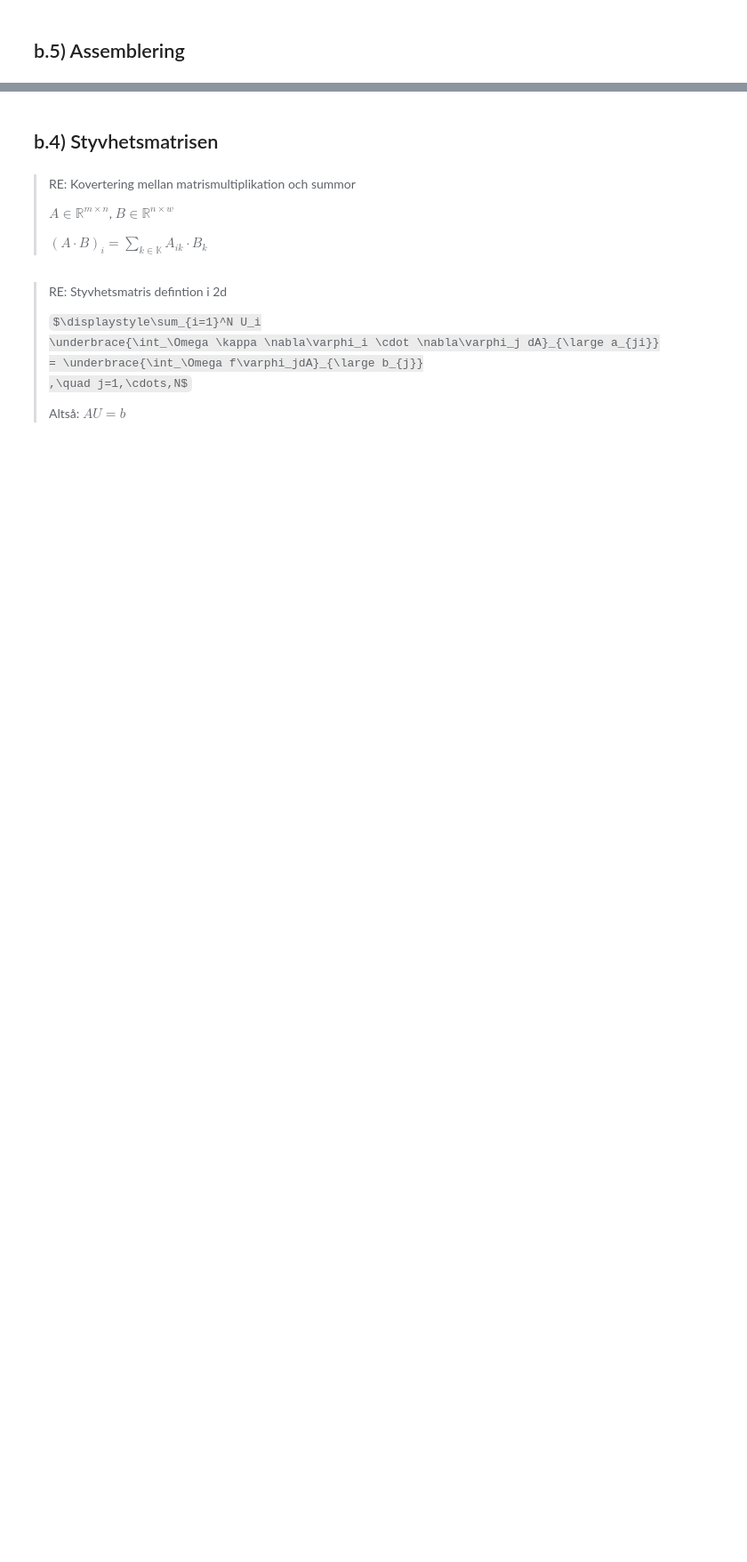
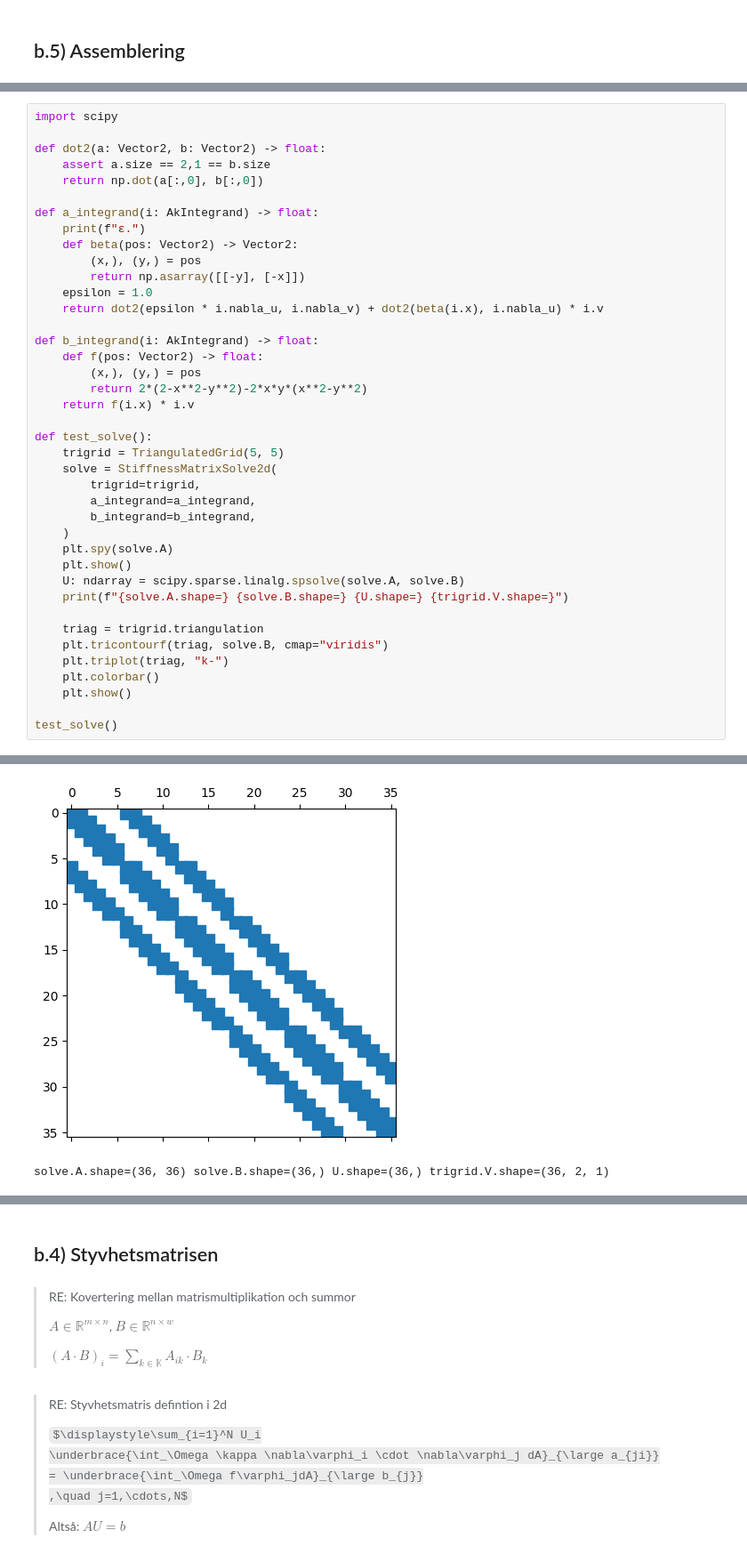
Before and after one commit to wiluxgit/MVE270_2024, a Jupyter notebook: 11z.ipynb, the cells around one changed output, grey strips where cells are left out. Shown at 89% size. Cells and saved outputs as stored; diff of their text form; some formulas as TeX source; blank space fills up the shorter version.

```diff
--- a/11z.ipynb
+++ b/11z.ipynb
@@ -445,0 +622,41 @@ SyntaxError: invalid syntax (4210161508.py, line 21)
+# %%
+import scipy
+
+def dot2(a: Vector2, b: Vector2) -> float:
+    assert a.size == 2,1 == b.size
+    return np.dot(a[:,0], b[:,0])
+
+def a_integrand(i: AkIntegrand) -> float:
+    print(f"ε.")
+    def beta(pos: Vector2) -> Vector2:
+        (x,), (y,) = pos
+        return np.asarray([[-y], [-x]])
+    epsilon = 1.0
+    return dot2(epsilon * i.nabla_u, i.nabla_v) + dot2(beta(i.x), i.nabla_u) * i.v
+
+def b_integrand(i: AkIntegrand) -> float:
+    def f(pos: Vector2) -> float:
+        (x,), (y,) = pos
+        return 2*(2-x**2-y**2)-2*x*y*(x**2-y**2)
+    return f(i.x) * i.v
+
+def test_solve():
+    trigrid = TriangulatedGrid(5, 5)
+    solve = StiffnessMatrixSolve2d(
+        trigrid=trigrid,
+        a_integrand=a_integrand,
+        b_integrand=b_integrand,
+    )
+    plt.spy(solve.A)
+    plt.show()
+    U: ndarray = scipy.sparse.linalg.spsolve(solve.A, solve.B)
+    print(f"{solve.A.shape=} {solve.B.shape=} {U.shape=} {trigrid.V.shape=}")
+
+    triag = trigrid.triangulation
+    plt.tricontourf(triag, solve.B, cmap="viridis")
+    plt.triplot(triag, "k-")
+    plt.colorbar()
+    plt.show()
+
+test_solve()
+# %% [output]
@@ -445,0 +697,2 @@ SyntaxError: invalid syntax (4210161508.py, line 21)
+[figure, added]
+solve.A.shape=(36, 36) solve.B.shape=(36,) U.shape=(36,) trigrid.V.shape=(36, 2, 1)
```
Also changed, not shown: parts of 19 cells of this notebook, 1 other file.
